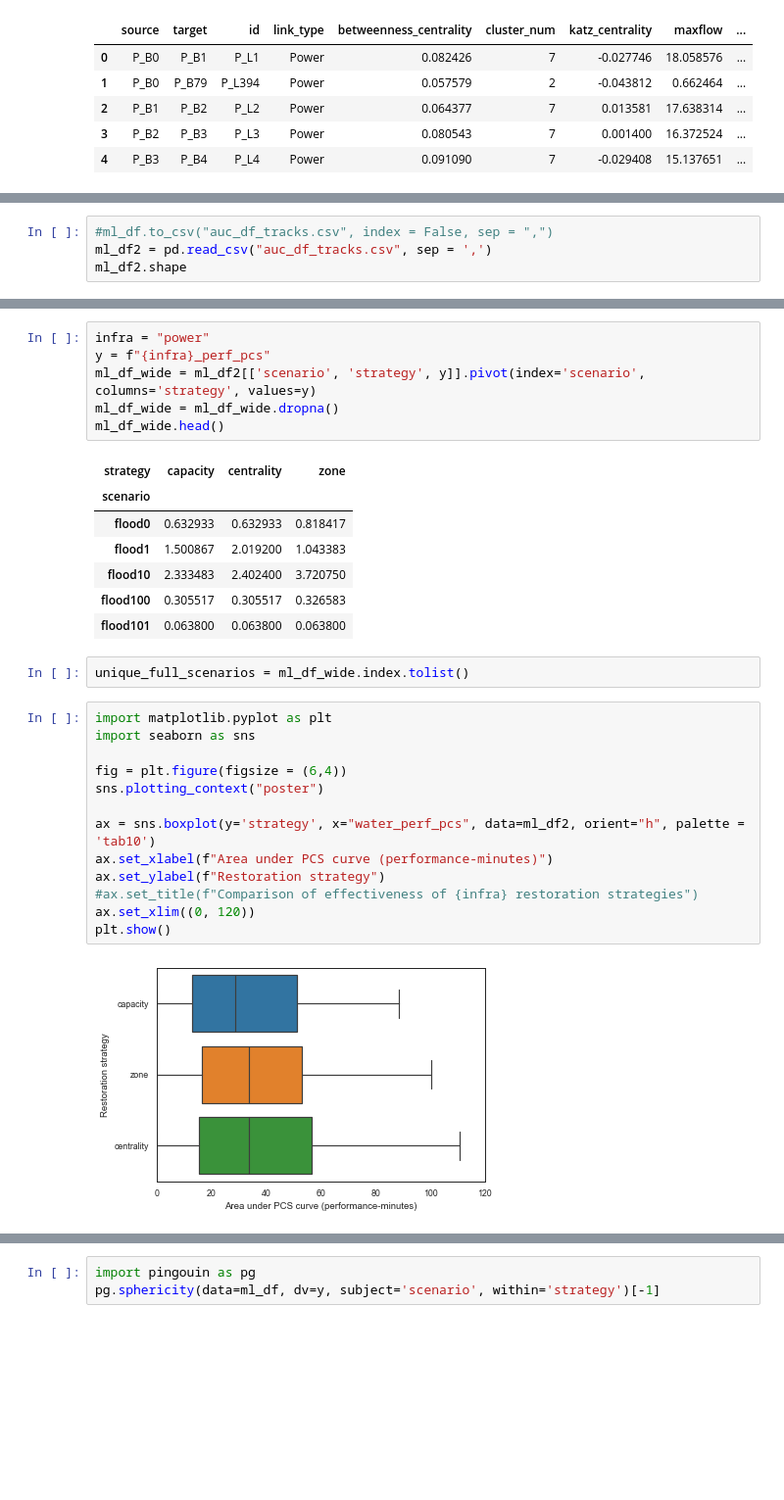
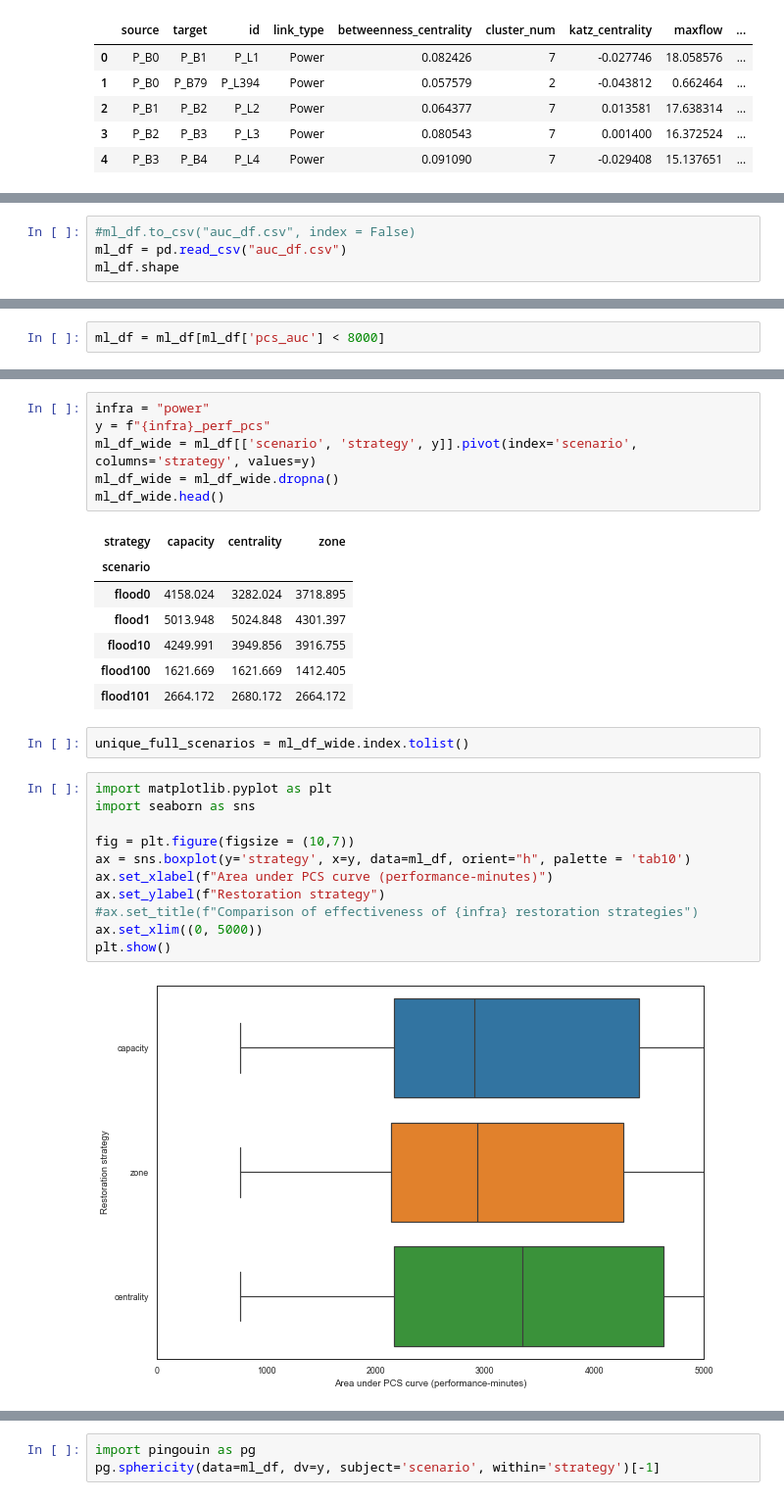
Before and after one commit to srijithbalakrishnan/dreaminsg-integrated-model, a Jupyter notebook: infrarisk/experiments/infrarisk_case_study/final_data_for_ml.ipynb, the cells around one changed output, grey strips where cells are left out. Shown at 98% size. Drawn from its saved outputs; the diff is of its cells as text; blank space fills up the shorter version.

```diff
--- a/infrarisk/experiments/infrarisk_case_study/final_data_for_ml.ipynb
+++ b/infrarisk/experiments/infrarisk_case_study/final_data_for_ml.ipynb
@@ -178,5 +186,5 @@ ml_df.shape
 # %%
-#ml_df.to_csv("auc_df_tracks.csv", index = False, sep = ",")
-ml_df2 = pd.read_csv("auc_df_tracks.csv", sep = ',')
-ml_df2.shape
+#ml_df.to_csv("auc_df.csv", index = False)
+ml_df = pd.read_csv("auc_df.csv")
+ml_df.shape
 # %% [output]
@@ -196,3 +201,5 @@ ml_df2 = ml_df2[ml_df2['pcs_auc'] < 80]
+# %%
+ml_df = ml_df[ml_df['pcs_auc'] < 8000]
 # %%
 import seaborn as sns
 import matplotlib.pyplot as plt
@@ -234,31 +242,29 @@ g.set(xlim=(0, 120))
 # %%
 infra = "power"
 y = f"{infra}_perf_pcs"
-ml_df_wide = ml_df2[['scenario', 'strategy', y]].pivot(index='scenario', columns='strategy', values=y)
+ml_df_wide = ml_df[['scenario', 'strategy', y]].pivot(index='scenario', columns='strategy', values=y)
 ml_df_wide = ml_df_wide.dropna()
 ml_df_wide.head()
 # %% [output]
 | strategy | capacity | centrality | zone |
 | scenario |  |  |  |
-| flood0 | 0.632933 | 0.632933 | 0.818417 |
-| flood1 | 1.500867 | 2.019200 | 1.043383 |
-| flood10 | 2.333483 | 2.402400 | 3.720750 |
-| flood100 | 0.305517 | 0.305517 | 0.326583 |
-| flood101 | 0.063800 | 0.063800 | 0.063800 |
+| flood0 | 4158.024 | 3282.024 | 3718.895 |
+| flood1 | 5013.948 | 5024.848 | 4301.397 |
+| flood10 | 4249.991 | 3949.856 | 3916.755 |
+| flood100 | 1621.669 | 1621.669 | 1412.405 |
+| flood101 | 2664.172 | 2680.172 | 2664.172 |
 # %%
 unique_full_scenarios = ml_df_wide.index.tolist()
 # %%
 import matplotlib.pyplot as plt
 import seaborn as sns
 
-fig = plt.figure(figsize = (6,4))
-sns.plotting_context("poster")
-
-ax = sns.boxplot(y='strategy', x="water_perf_pcs", data=ml_df2, orient="h", palette = 'tab10')
+fig = plt.figure(figsize = (10,7))
+ax = sns.boxplot(y='strategy', x=y, data=ml_df, orient="h", palette = 'tab10')
 ax.set_xlabel(f"Area under PCS curve (performance-minutes)")
 ax.set_ylabel(f"Restoration strategy")
 #ax.set_title(f"Comparison of effectiveness of {infra} restoration strategies")
-ax.set_xlim((0, 120))
+ax.set_xlim((0, 5000))
 plt.show()
 # %% [output]
-[figure, old version]
+[figure, new version]
```
Also changed, not shown: parts of 48 cells of this notebook, 30 other files.
